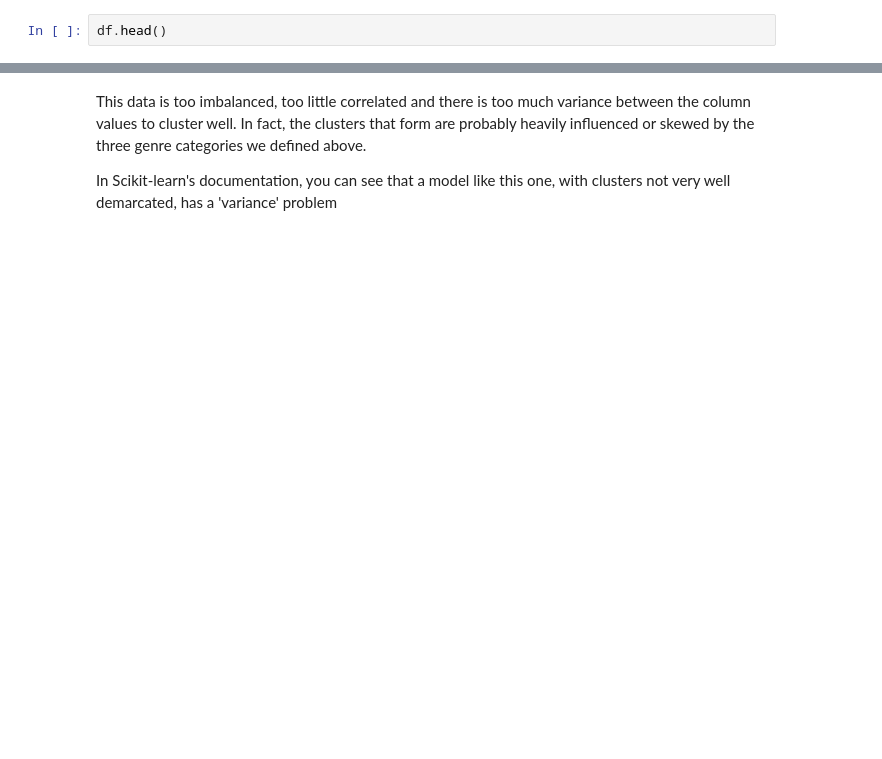
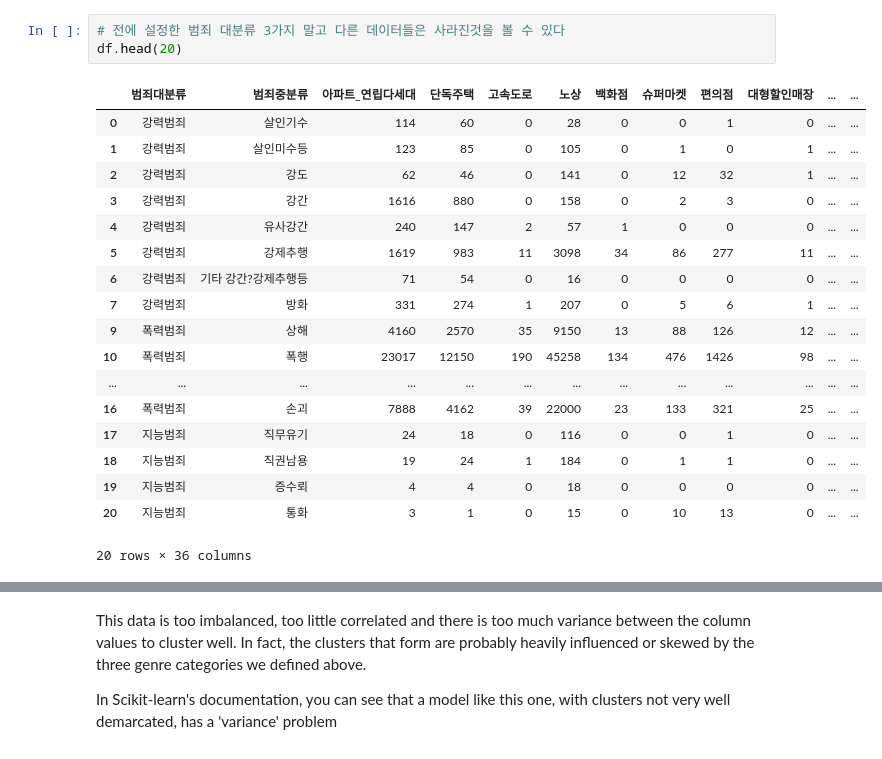
Before and after one commit to Konkuk-Univ-Glocal-Campus/ml202401-midterm-2wnsqo, a Jupyter notebook: clustering2.ipynb, the cells around one changed output, grey strips where cells are left out. Drawn from its saved outputs; the diff is of its cells as text; blank space fills up the shorter version.

```diff
--- a/clustering2.ipynb
+++ b/clustering2.ipynb
@@ -70,5 +87,25 @@ findfont: Font family 'NanumGothic' not found.
-# %%
-df.head()
+# %%
+# 전에 설정한 범죄 대분류 3가지 말고 다른 데이터들은 사라진것을 볼 수 있다
+df.head(20)
+# %% [output]
+|  | 범죄대분류 | 범죄중분류 | 아파트_연립다세대 | 단독주택 | 고속도로 | 노상 | 백화점 | 슈퍼마켓 | 편의점 | 대형할인매장 | ... | ... |
+| 0 | 강력범죄 | 살인기수 | 114 | 60 | 0 | 28 | 0 | 0 | 1 | 0 | ... | ... |
+| 1 | 강력범죄 | 살인미수등 | 123 | 85 | 0 | 105 | 0 | 1 | 0 | 1 | ... | ... |
+| 2 | 강력범죄 | 강도 | 62 | 46 | 0 | 141 | 0 | 12 | 32 | 1 | ... | ... |
+| 3 | 강력범죄 | 강간 | 1616 | 880 | 0 | 158 | 0 | 2 | 3 | 0 | ... | ... |
+| 4 | 강력범죄 | 유사강간 | 240 | 147 | 2 | 57 | 1 | 0 | 0 | 0 | ... | ... |
+| 5 | 강력범죄 | 강제추행 | 1619 | 983 | 11 | 3098 | 34 | 86 | 277 | 11 | ... | ... |
+| 6 | 강력범죄 | 기타 강간?강제추행등 | 71 | 54 | 0 | 16 | 0 | 0 | 0 | 0 | ... | ... |
+| 7 | 강력범죄 | 방화 | 331 | 274 | 1 | 207 | 0 | 5 | 6 | 1 | ... | ... |
+| 9 | 폭력범죄 | 상해 | 4160 | 2570 | 35 | 9150 | 13 | 88 | 126 | 12 | ... | ... |
+| 10 | 폭력범죄 | 폭행 | 23017 | 12150 | 190 | 45258 | 134 | 476 | 1426 | 98 | ... | ... |
+| ... | ... | ... | ... | ... | ... | ... | ... | ... | ... | ... | ... | ... |
+| 16 | 폭력범죄 | 손괴 | 7888 | 4162 | 39 | 22000 | 23 | 133 | 321 | 25 | ... | ... |
+| 17 | 지능범죄 | 직무유기 | 24 | 18 | 0 | 116 | 0 | 0 | 1 | 0 | ... | ... |
+| 18 | 지능범죄 | 직권남용 | 19 | 24 | 1 | 184 | 0 | 1 | 1 | 0 | ... | ... |
+| 19 | 지능범죄 | 증수뢰 | 4 | 4 | 0 | 18 | 0 | 0 | 0 | 0 | ... | ... |
+| 20 | 지능범죄 | 통화 | 3 | 1 | 0 | 15 | 0 | 10 | 13 | 0 | ... | ... |
+20 rows × 36 columns
 # %%
 # 범죄 장소중 우리가 흔히 가는 장소들로만 뽑아서 박스플롯을 그려본다
 # 보통 이상값들이 있다고 나오지만 데이터 특성상 어떠한 범죄들은 특정 장소에서 매우 많이 발생 하므로 저럴 수 있다
```
Also changed, not shown: parts of 15 cells of this notebook.
